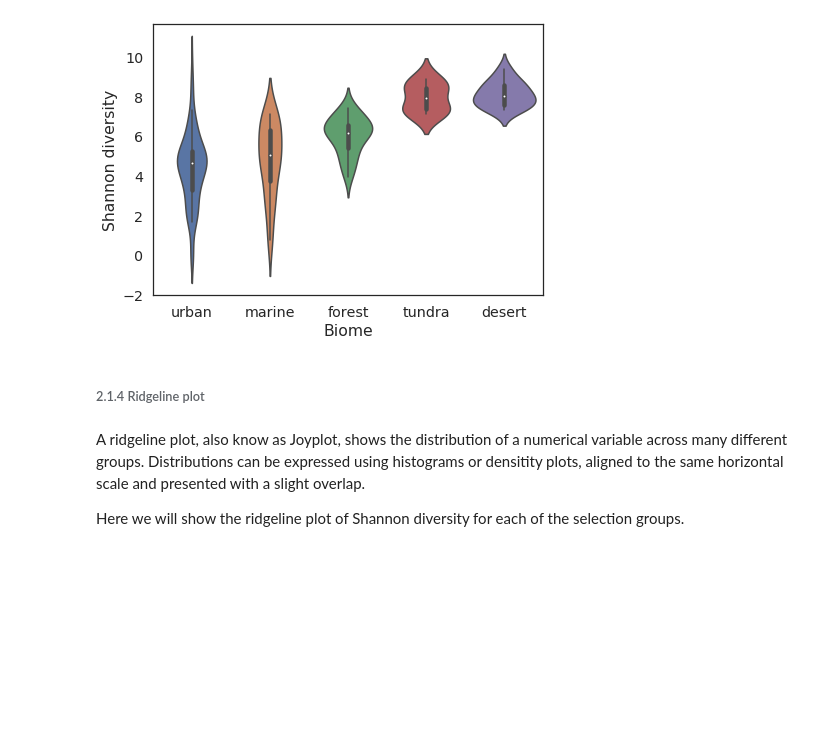
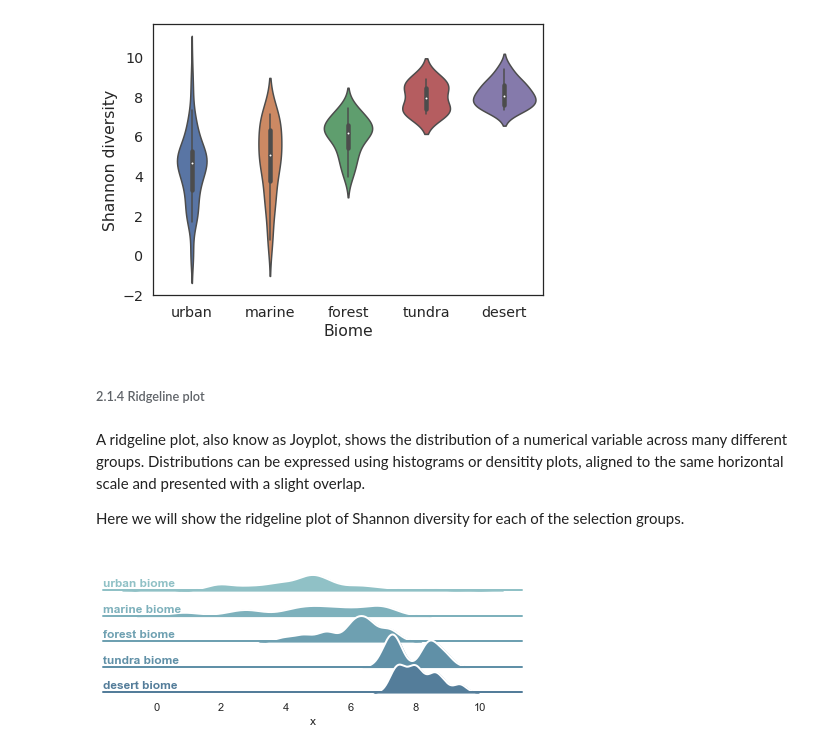
Before and after one commit to fsb-edu/DataVisualizationBook, a Jupyter notebook: DataVis_JB/chapters/chart_types.ipynb, the cells around one changed output. Drawn from its saved outputs; the diff is of its cells as text; code cells hidden in the pictures; blank space fills up the shorter version.

Commit message:
Chart types distribution part done, ridgeline plot added.

```diff
--- a/DataVis_JB/chapters/chart_types.ipynb
+++ b/DataVis_JB/chapters/chart_types.ipynb
@@ -164,0 +209,9 @@ Here we will show the ridgeline plot of Shannon diversity for each of the select
+# %%
+selection = data['env_biome'].isin(
+    ('urban biome', 'desert biome', 'marine biome', 'forest biome', 'tundra biome')
+)
+subset = data.loc[selection, :].iloc[:, 0:2] #selecting the columns that we need
+
+ridgeline(subset)
+# %% [output]
+[figure, added]
```
Also changed, not shown: parts of 2 cells of this notebook.
